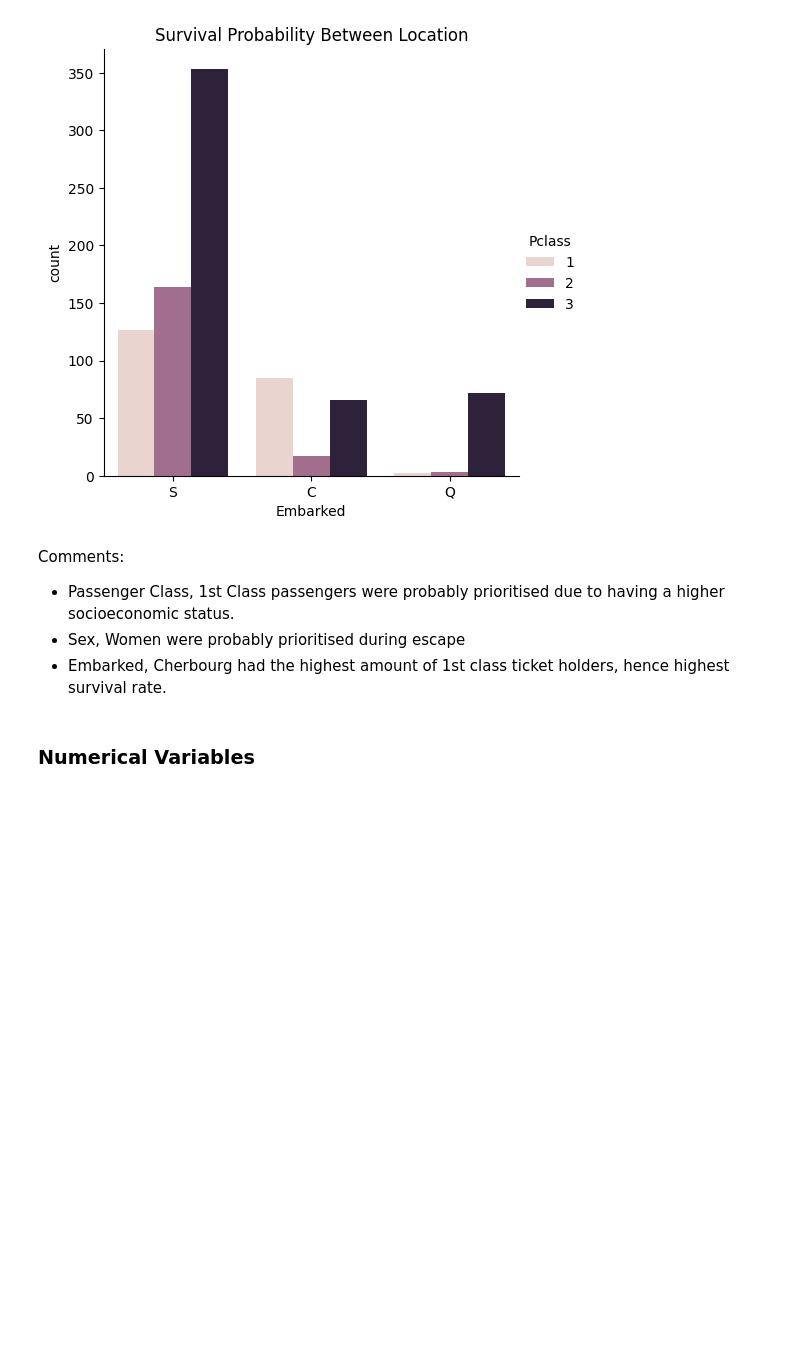
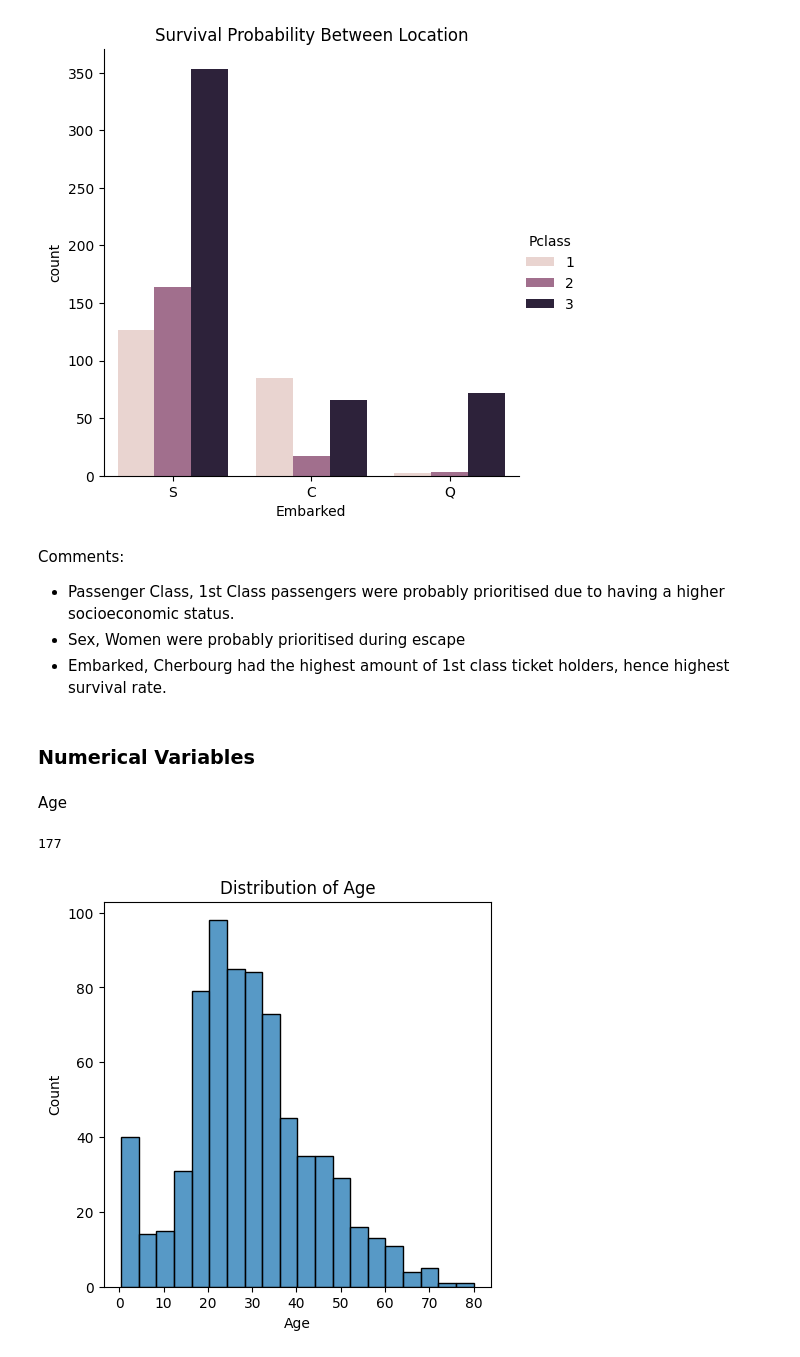
Before and after one commit to MarcusO17/kaggle-comps, a Jupyter notebook: main.ipynb, the cells around one changed output. Drawn from its saved outputs; the diff is of its cells as text; code cells hidden in the pictures; blank space fills up the shorter version.

```diff
--- a/main.ipynb
+++ b/main.ipynb
@@ -215,0 +211,23 @@ Comments:
+# %%
+df_numerical = df_train[['Age','Parch','SibSp','Fare','Cabin','Ticket']]
+# %% [markdown]
+Age
+# %%
+df_numerical['Age'].isna().sum()
+#Missing Values
+# %% [output]
+177
+# %%
+plt.figure(figsize=(5,5))
+sns.histplot(plt.figure(figsize=(5,5))
+sns.histplot(df_numerical['Age'],palette='pastel')
+plt.title('Distribution of Age')
+plt.show()
+
+#Shows healthy age pyramid,palette='pastel')
+plt.title('Distribution of Age')
+plt.show()
+
+#Shows healthy age pyramid
+# %% [output]
+[figure, added]
```
Also changed, not shown: parts of 10 cells of this notebook.
